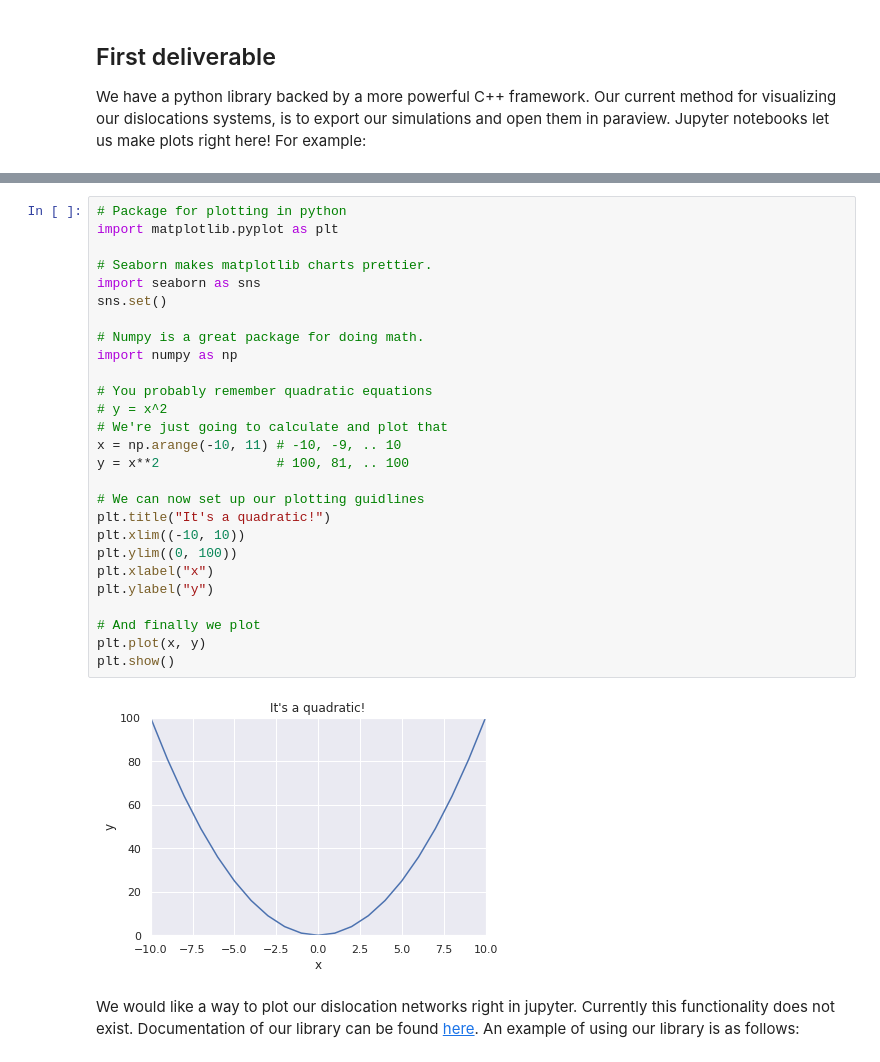
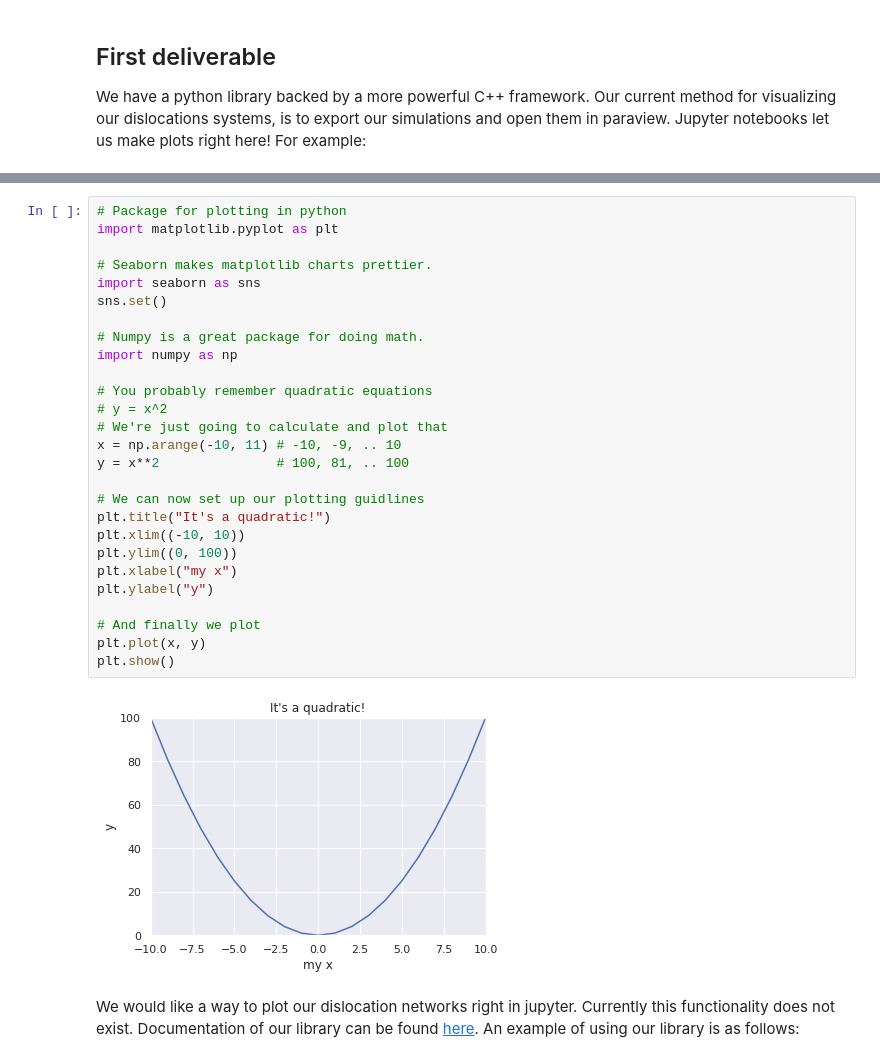
Before and after one commit to cemel-jhu/pd3_plot, a Jupyter notebook: 0_Intro.ipynb, the cells around one changed output, grey strips where cells are left out. Drawn from its saved outputs; the diff is of its cells as text.

```diff
--- a/0_Intro.ipynb
+++ b/0_Intro.ipynb
@@ -24,32 +32,32 @@ We have a python library backed by a more powerful C++ framework. Our current me
 # %%
 # Package for plotting in python
 import matplotlib.pyplot as plt
 
 # Seaborn makes matplotlib charts prettier.
 import seaborn as sns
 sns.set()
 
 # Numpy is a great package for doing math.
 import numpy as np
 
 # You probably remember quadratic equations
 # y = x^2
 # We're just going to calculate and plot that
 x = np.arange(-10, 11) # -10, -9, .. 10
 y = x**2               # 100, 81, .. 100
 
 # We can now set up our plotting guidlines
 plt.title("It's a quadratic!")
 plt.xlim((-10, 10))
 plt.ylim((0, 100))
-plt.xlabel("x")
+plt.xlabel("my x")
 plt.ylabel("y")
 
 # And finally we plot
 plt.plot(x, y)
 plt.show()
 # %% [output]
-[figure, old version]
+[figure, new version]
 # %% [markdown]
 We would like a way to plot our dislocation networks right in jupyter. Currently this functionality does not exist. Documentation of our library can be found [here](https://dmadisetti.github.io/pd3/api-py-pd3--python--core--Study/). An example of using our library is as follows:
 # %%
```
Also changed, not shown: parts of 9 cells of this notebook, 1 other file.
